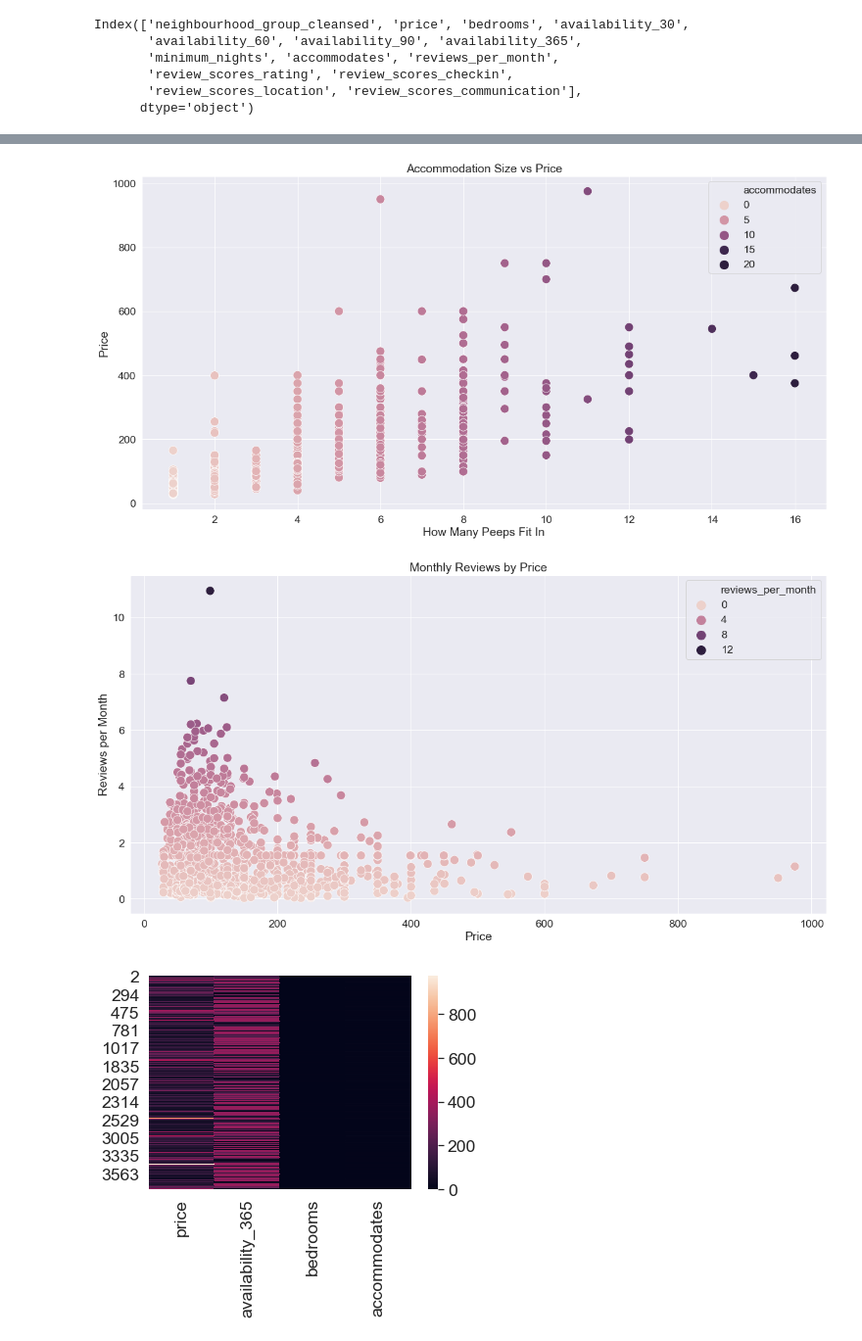
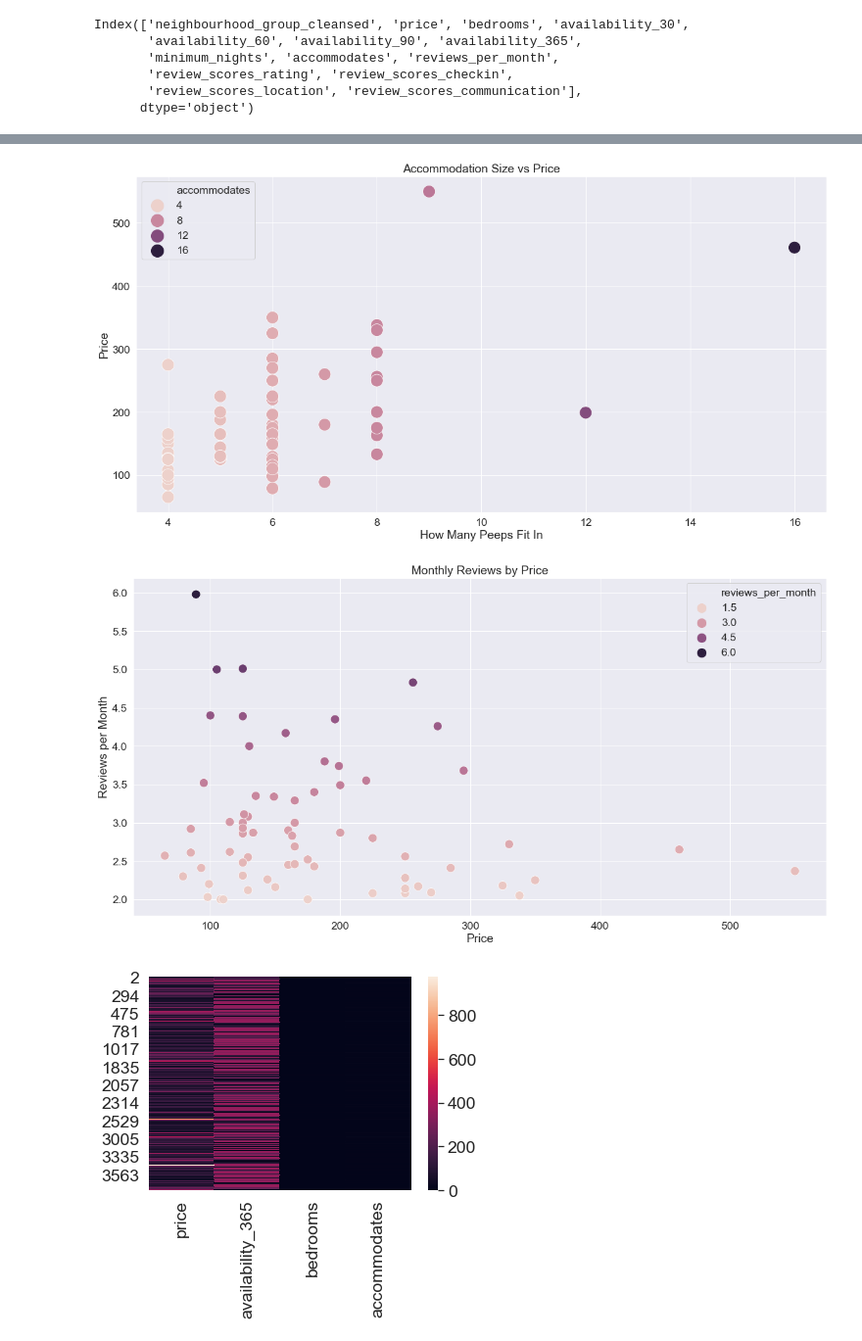
Before and after one commit to sukanto-m/Seattle-Airbnb, a Jupyter notebook: Seattle_House_Listings.ipynb, the cells around one changed output, grey strips where cells are left out. Shown at 98% size. Drawn from its saved outputs; the diff is of its cells as text; code cells hidden in the pictures.

```diff
--- a/Seattle_House_Listings.ipynb
+++ b/Seattle_House_Listings.ipynb
@@ -251,3 +279,8 @@ df3_b.head()
 | 14 | Queen Anne | 461.0 | 6.0 | 19 | 40 | 65 | ... |
 | 15 | Queen Anne | 109.0 | 2.0 | 30 | 60 | 69 | ... |
 | 19 | Queen Anne | 700.0 | 5.0 | 24 | 54 | 84 | ... |
+# %%
+#further subsetting for at least two or more reviews per month
+
+df3_c = df3_b[df3_b['reviews_per_month'] >= 2]
+df3_c.head()
@@ -356,7 +445,7 @@ Index(['neighbourhood_group_cleansed', 'price', 'bedrooms', 'availability_30',
        'review_scores_location', 'review_scores_communication'],
       dtype='object')
 # %%
-df5 = df3[['price', 'bedrooms', 'availability_30',
+df5 = df3_c[['price', 'bedrooms', 'availability_30',
        'availability_60', 'availability_90', 'availability_365',
        'minimum_nights', 'accommodates', 'reviews_per_month']]
 df5.head()
@@ -374,14 +479,14 @@ sns.pairplot(df5,palette='husl');
 # %%
 plt.figure(figsize=(20,10))
 sns.scatterplot(df5['accommodates'],df5['price'],
                hue=df5['accommodates'],size=df5['accommodates'],
-               sizes=(200,200))
+               sizes=(400,400))
 plt.xlabel('How Many Peeps Fit In')
 plt.ylabel('Price')
 plt.title('Accommodation Size vs Price')
-plt.savefig('acco_price.jpg'); #the USD 200-800 listings seem to fit in 8 people, not bad
+plt.savefig('acco_price.jpg'); #the USD 100-350 listings seem to fit in 8 people, not bad
 # %% [output]
-[figure, old version]
+[figure, new version]
 # %%
 plt.figure(figsize=(20,10))
 sns.scatterplot(df5['price'],df5['reviews_per_month'],
@@ -392,7 +497,7 @@ plt.ylabel('Reviews per Month')
 plt.title('Monthly Reviews by Price')
 plt.savefig('price_review.jpg'); #at least 4 reviews per month for the USD 200 listings
 # %% [output]
-[figure, old version]
+[figure, new version]
 # %%
 sns.heatmap(df5[['price','availability_365',
                  'bedrooms','accommodates']]);
```
Also changed, not shown: parts of 38 cells of this notebook, 1 other file.
